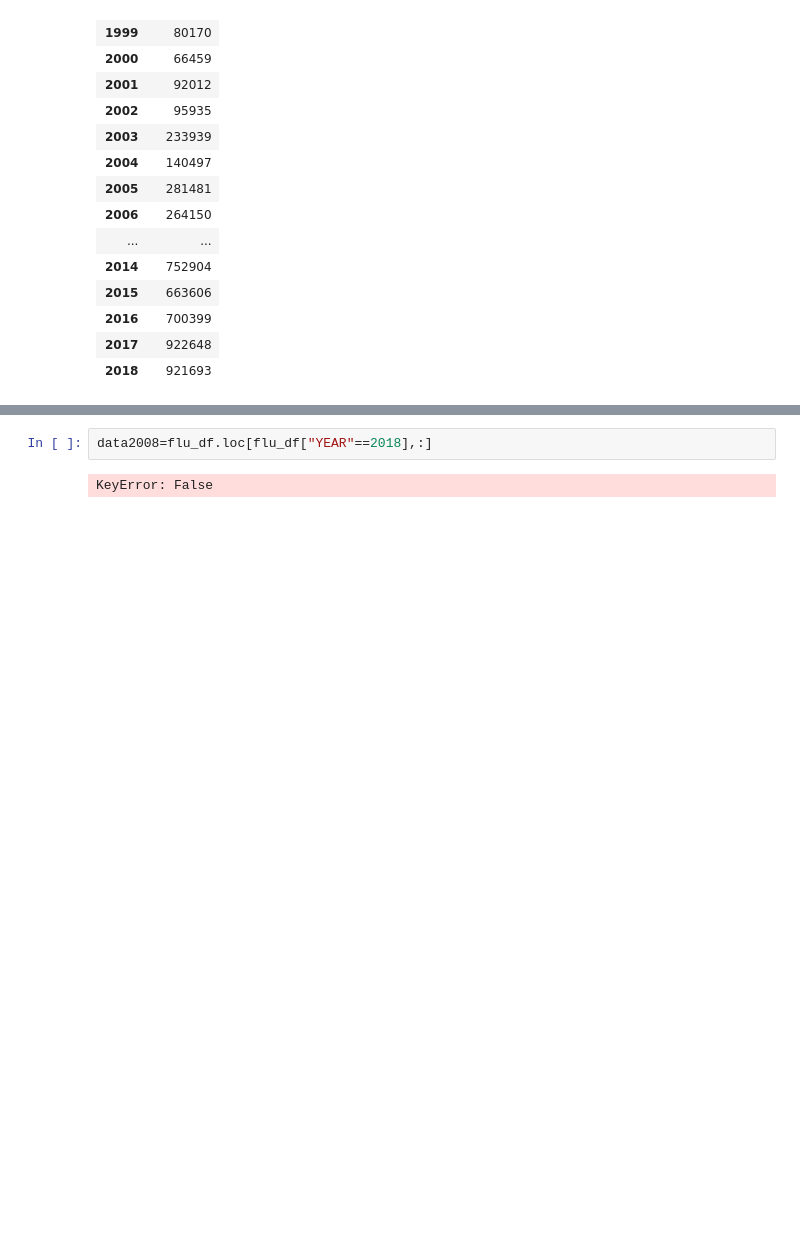
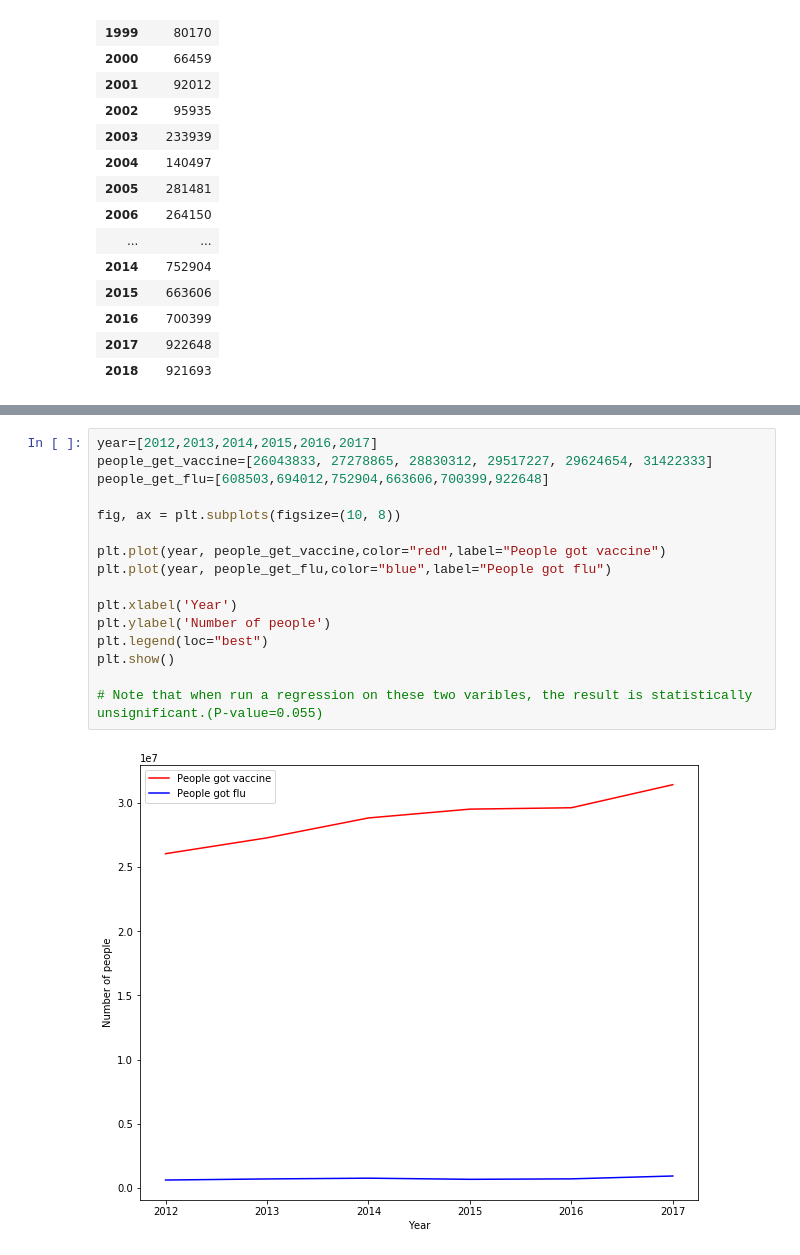
Before and after one commit to scooper505/Flu_Fighters, a Jupyter notebook: let's_try.ipynb, the cells around one changed output, grey strips where cells are left out. Drawn from its saved outputs; the diff is of its cells as text; blank space fills up the shorter version.

```diff
--- a/let's_try.ipynb
+++ b/let's_try.ipynb
@@ -214,7 +219,21 @@ plt.title("The Trend of people who get flu per year")
 # %% [output]
 Text(0.5,1,'The Trend of people who get flu per year')
 [figure]
-# %%
-data2008=flu_df.loc[flu_df["YEAR"==2018],:]
-# %% [output]
-KeyError: False
+# %%
+year=[2012,2013,2014,2015,2016,2017]
+people_get_vaccine=[26043833, 27278865, 28830312, 29517227, 29624654, 31422333]
+people_get_flu=[608503,694012,752904,663606,700399,922648]
+
+fig, ax = plt.subplots(figsize=(10, 8))
+
+plt.plot(year, people_get_vaccine,color="red",label="People got vaccine")
+plt.plot(year, people_get_flu,color="blue",label="People got flu")
+
+plt.xlabel('Year')
+plt.ylabel('Number of people')
+plt.legend(loc="best")
+plt.show()
+
+# Note that when run a regression on these two varibles, the result is statistically unsignificant.(P-value=0.055)
+# %% [output]
+[figure, added]
```
Also changed, not shown: parts of 2 cells of this notebook.
